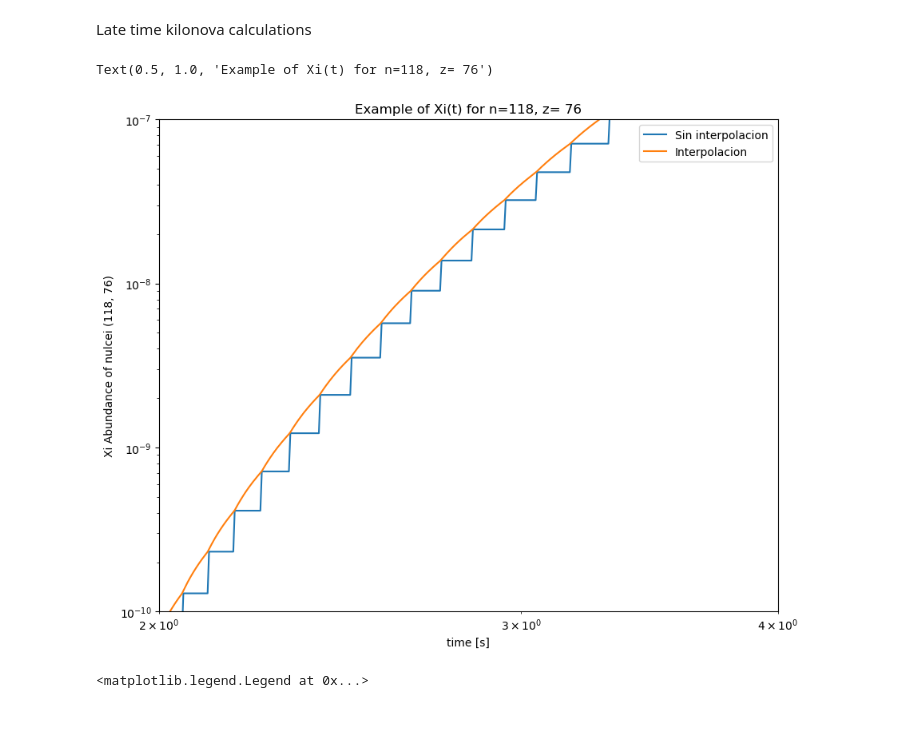
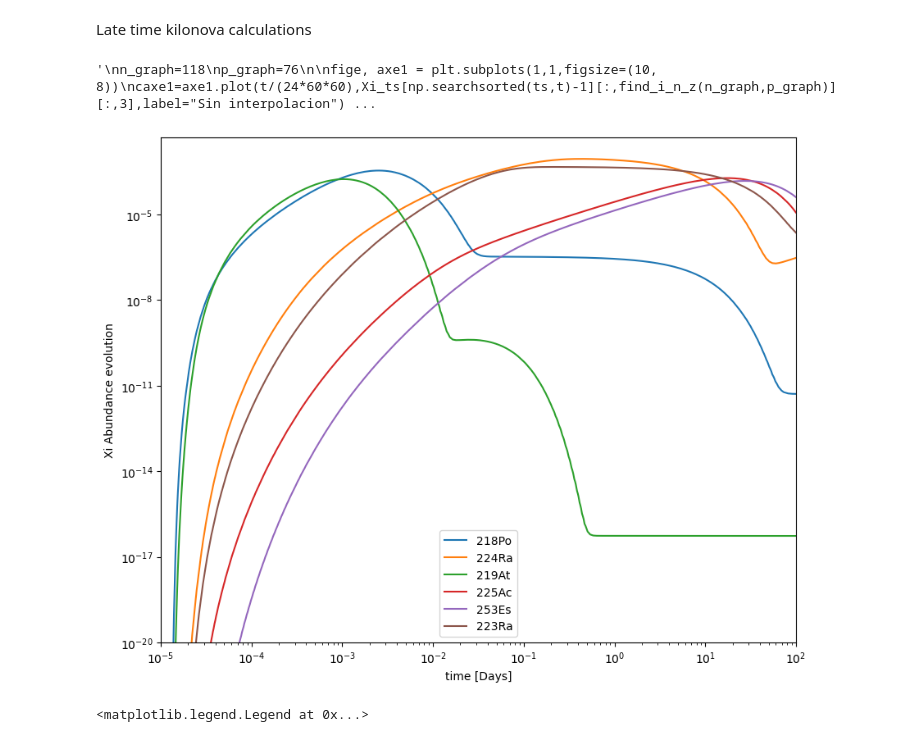
Before and after one commit to DiegoHp45/Kilonova, a Jupyter notebook: article_1.ipynb, the cells around one changed output. Cells and saved outputs as stored; diff of their text form; code cells hidden in the pictures.

```diff
--- a/article_1.ipynb
+++ b/article_1.ipynb
@@ -95,23 +95,40 @@ def Xi_t(n,z):
         return np.zeros(10000)
 # %%
 '''Codigo para monitorear la abundnacia de un cierto nucleo'''
+l=[[134,84,'218Po'],[136,88,'224Ra'],[134,85,'219At'],[136,89,'225Ac'],[154,99,'253Es'],[135,88,'223Ra']]
+def monitoreo_nucleos_xi(L):
+    fige, axe1 = plt.subplots(1,1,figsize=(10, 8))
+    for i in range(len(L)):
+        axe1.plot(t/(24*60*60),Xi_t(L[i][0],L[i][1]),label=L[i][2])
+    axe1.set_ylabel(f'Xi Abundance evolution')
+    axe1.set_xlabel("time [Days]")
+    axe1.set_yscale("log")
+    axe1.set_xscale("log")
+    axe1.set_xlim((0.00001,100))
+    axe1.set_ylim((1e-20,0.005))
+    axe1.legend()
+
+monitoreo_nucleos_xi(l)
+
+'''
 n_graph=118
 p_graph=76
 
 fige, axe1 = plt.subplots(1,1,figsize=(10, 8))
-caxe1=axe1.plot(t,Xi_ts[np.searchsorted(ts,t)-1][:,find_i_n_z(n_graph,p_graph)][:,3],label="Sin interpolacion")#caso discreto
-caxe2=axe1.plot(t,Xi_t_i[:,find_i_n_z(n_graph,p_graph)],label="Interpolacion")#interpolacion
+caxe1=axe1.plot(t/(24*60*60),Xi_ts[np.searchsorted(ts,t)-1][:,find_i_n_z(n_graph,p_graph)][:,3],label="Sin interpolacion")#caso discreto
+caxe2=axe1.plot(t/(24*60*60),Xi_t_i[:,find_i_n_z(n_graph,p_graph)],label="Interpolacion")#interpolacion
 axe1.set_xscale("log")
 axe1.set_ylabel(f'Xi Abundance of nulcei {n_graph,p_graph}')
 axe1.set_xlabel("time [s]")
 axe1.set_yscale("log")
-axe1.set_xlim((2,4))
-axe1.set_ylim((1E-10,1E-7))
+#axe1.set_xlim((1,100))
+#axe1.set_ylim((1E-10,1E-7))
 axe1.legend()
-axe1.set_title("Example of Xi(t) for n="+str(n_graph)+", z= "+str(p_graph))
+axe1.set_title("Example of Xi(t) for n="+str(n_graph)+", z= "+str(p_graph))'
+'''
 # %% [output]
-Text(0.5, 1.0, 'Example of Xi(t) for n=118, z= 76')
+'\nn_graph=118\np_graph=76\n\nfige, axe1 = plt.subplots(1,1,figsize=(10, 8))\ncaxe1=axe1.plot(t/(24*60*60),Xi_ts[np.searchsorted(ts,t)-1][:,find_i_n_z(n_graph,p_graph)][:,3],label="Sin interpolacion") ...
-[figure, old version]
+[figure, new version]
 # %%
 '''Datos de decaimientos'''
 
```
Also changed, not shown: parts of 16 cells of this notebook, 13 other files.
